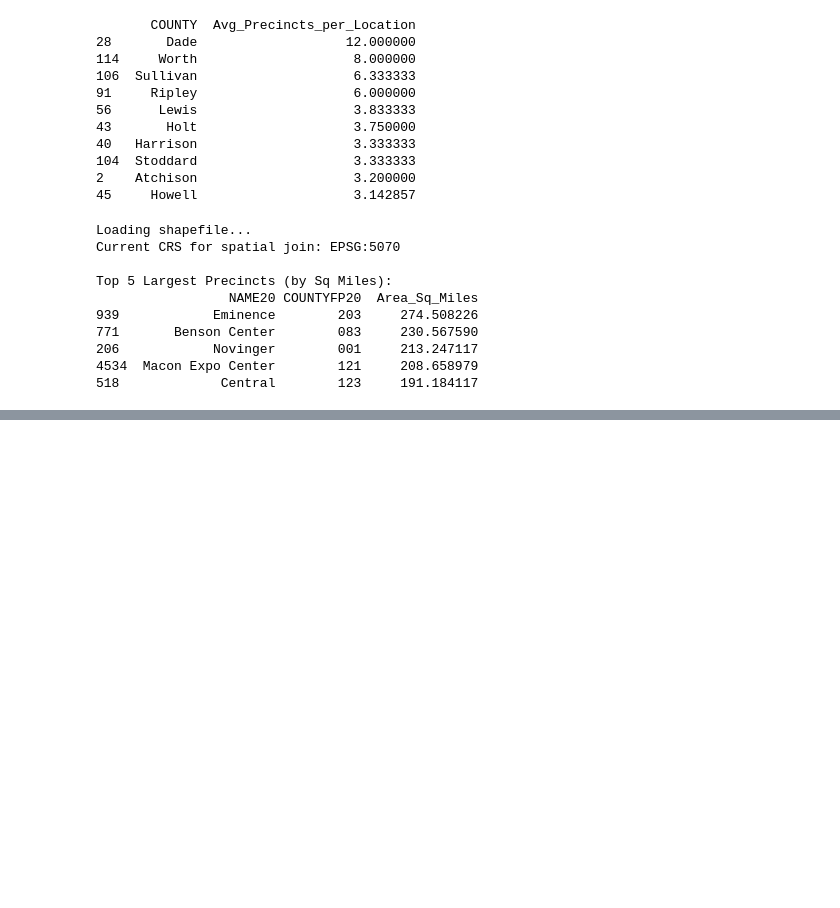
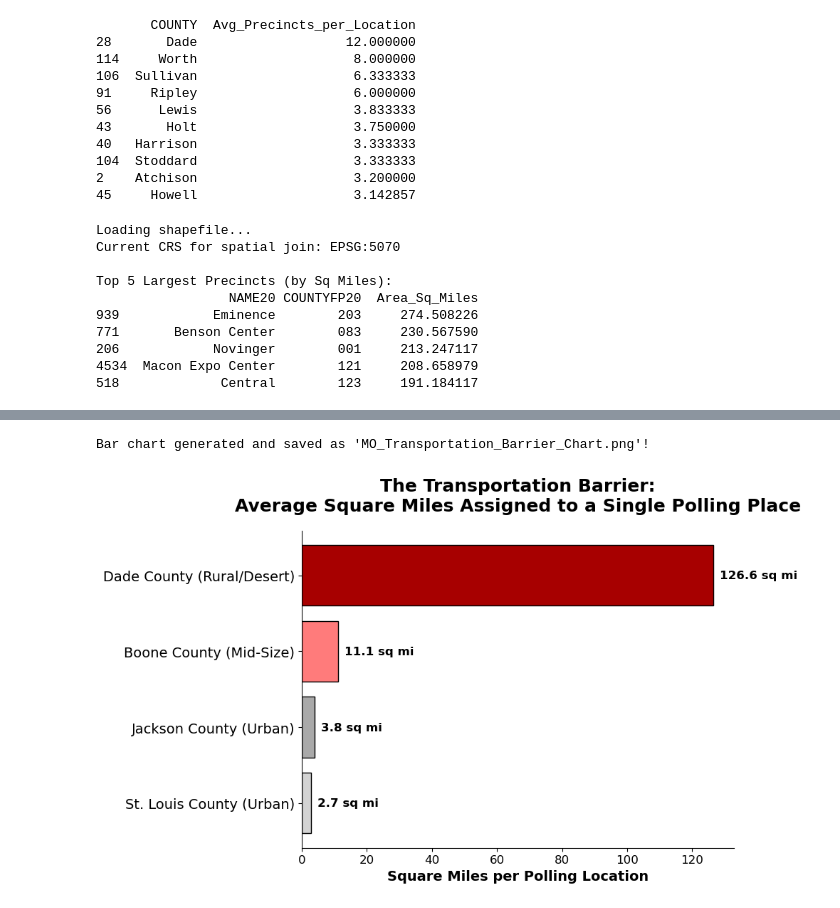
Before and after one commit to davesmith1095/AnalyticsApps, a Jupyter notebook: notebooks/geoeda2.ipynb, the cells around one changed output, grey strips where cells are left out. Drawn from its saved outputs; the diff is of its cells as text; code cells hidden in the pictures; blank space fills up the shorter version.

```diff
--- a/notebooks/geoeda2.ipynb
+++ b/notebooks/geoeda2.ipynb
@@ -147,0 +223,60 @@ plt.show() # Displays the map right here in the notebook
+# %%
+import matplotlib.pyplot as plt
+import pandas as pd
+
+# 1. Aggregate the math to the County level
+county_summary = final_precincts_gdf.groupby('COUNTYFP20').agg(
+    Total_Area=('Area_Sq_Miles', 'sum'),
+    Total_Polls=('Polling_Locations_Count', 'sum')
+).reset_index()
+
+# 2. Calculate the County-Wide Coverage Area
+county_summary['Coverage_Area'] = county_summary['Total_Area'] / county_summary['Total_Polls']
+
+# 3. Filter for our specific presentation counties and name them
+fips_map = {
+    '189': 'St. Louis County (Urban)',
+    '095': 'Jackson County (Urban)',
+    '019': 'Boone County (Mid-Size)',
+    '057': 'Dade County (Rural/Desert)'
+}
+
+chart_df = county_summary[county_summary['COUNTYFP20'].isin(fips_map.keys())].copy()
+chart_df['County_Name'] = chart_df['COUNTYFP20'].map(fips_map)
+
+# Sort from smallest to largest commute area
+chart_df = chart_df.sort_values('Coverage_Area', ascending=True)
+
+# 4. Draw a beautiful, presentation-ready Bar Chart
+fig, ax = plt.subplots(figsize=(10, 6))
+
+# Assign a striking color gradient (Light grey for urban, dark red for rural)
+colors = ['#d3d3d3', '#a9a9a9', '#ff7b7b', '#a70000']
+bars = ax.barh(chart_df['County_Name'], chart_df['Coverage_Area'], color=colors, edgecolor='black')
+
+# 5. Formatting for PowerPoint readability
+ax.set_title("The Transportation Barrier:\nAverage Square Miles Assigned to a Single Polling Place",
+             fontsize=18, fontweight='bold', pad=20)
+ax.set_xlabel("Square Miles per Polling Location", fontsize=14, fontweight='bold')
+ax.tick_params(axis='y', labelsize=14)
+ax.tick_params(axis='x', labelsize=12)
+
+# Remove the top and right borders for a clean look
+ax.spines['top'].set_visible(False)
+ax.spines['right'].set_visible(False)
+
+# Add the exact numbers to the end of the bars!
+for bar in bars:
+    width = bar.get_width()
+    ax.text(width + 2, bar.get_y() + bar.get_height()/2,
+            f'{width:.1f} sq mi',
+            va='center', ha='left', fontsize=12, fontweight='bold')
+
+plt.tight_layout()
+plt.savefig("../data/MO_Transportation_Barrier_Chart.png", dpi=300, facecolor='white')
+
+print("Bar chart generated and saved as 'MO_Transportation_Barrier_Chart.png'!")
+plt.show()
+# %% [output]
+Bar chart generated and saved as 'MO_Transportation_Barrier_Chart.png'!
+[figure, added]
```
Also changed, not shown: parts of 4 cells of this notebook, 1 other file.
